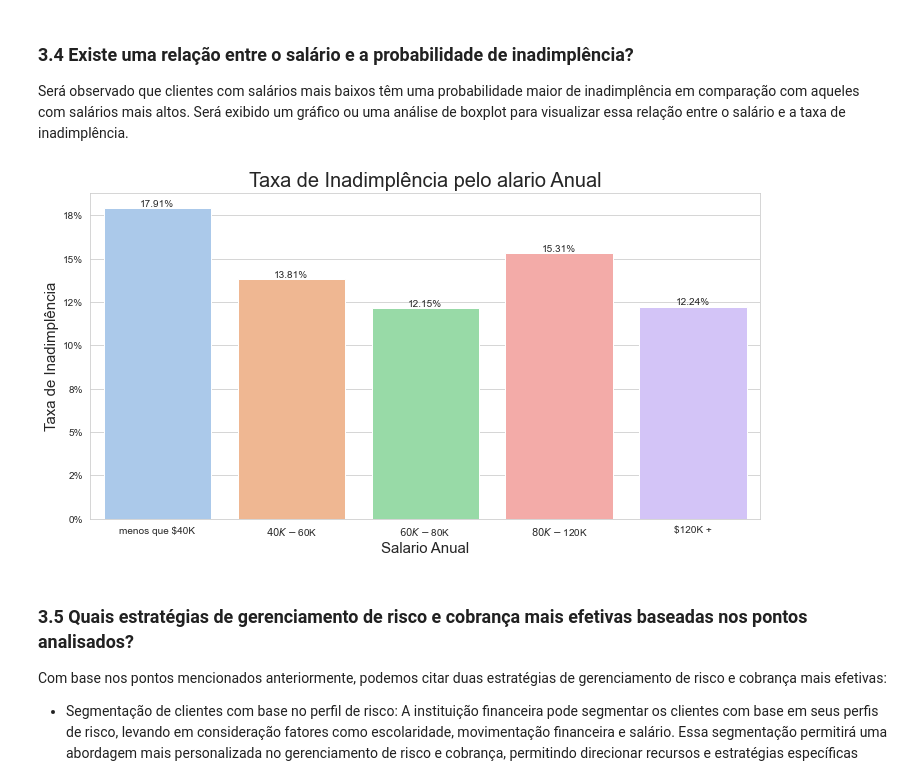
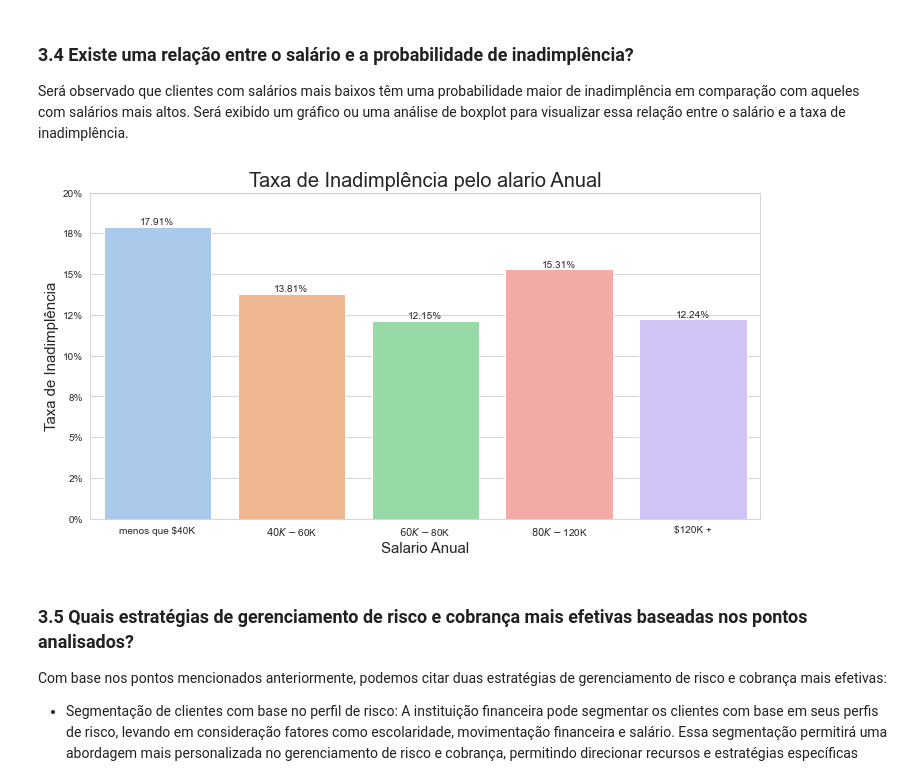
Before and after one commit to fsemeneze/Analise-de-clientes-inadimplentes, a Jupyter notebook: Script/analise_de_clientes.ipynb, the cells around one changed output. Drawn from its saved outputs; the diff is of its cells as text; code cells hidden in the pictures.

```diff
--- a/Script/analise_de_clientes.ipynb
+++ b/Script/analise_de_clientes.ipynb
@@ -573,6 +575,7 @@ plt.xlabel("Escolaridade", fontsize = 15)
 plt.ylabel("Taxa de Inadimplência", fontsize = 15)
 plt.title("Taxa de Inadimplência por Nível de Escolaridade", fontsize = 20)
 
+ax.set_yticks(ax.get_yticks())
 ax.set_yticklabels(['{:.0%}'.format(x) for x in ax.get_yticks()])
 
 for p in ax.patches:
@@ -608,22 +611,23 @@ Será observado que clientes com salários mais baixos têm uma probabilidade ma
 # %%
 plt.figure(figsize=(12, 6))
 ordem_salario_anual = ['menos que $40K', '$40K - $60K', '$60K - $80K', '$80K - $120K', '$120K +']
 ax = sns.barplot(x='salario_anual', y='default', data=df_clientes, order=ordem_salario_anual, ci=None)
 cores = sns.color_palette("pastel", len(ordem_salario_anual))
 sns.set_palette(cores)
 plt.xlabel("Salario Anual", fontsize = 15)
 plt.ylabel("Taxa de Inadimplência", fontsize = 15)
 plt.title("Taxa de Inadimplência pelo alario Anual", fontsize = 20)
 
+ax.set_yticks(ax.get_yticks())
 ax.set_yticklabels(['{:.0%}'.format(x) for x in ax.get_yticks()])
 
 for p in ax.patches:
     height = p.get_height()
     ax.annotate(f'{height:.2%}', (p.get_x() + p.get_width() / 2, height), ha='center', va='bottom')
 
 plt.show()
 # %% [output]
-[figure, old version]
+[figure, new version]
 # %% [markdown]
 ### 3.5 Quais estratégias de gerenciamento de risco e cobrança mais efetivas baseadas nos pontos analisados?
 
```
Also changed, not shown: parts of 5 cells of this notebook.
